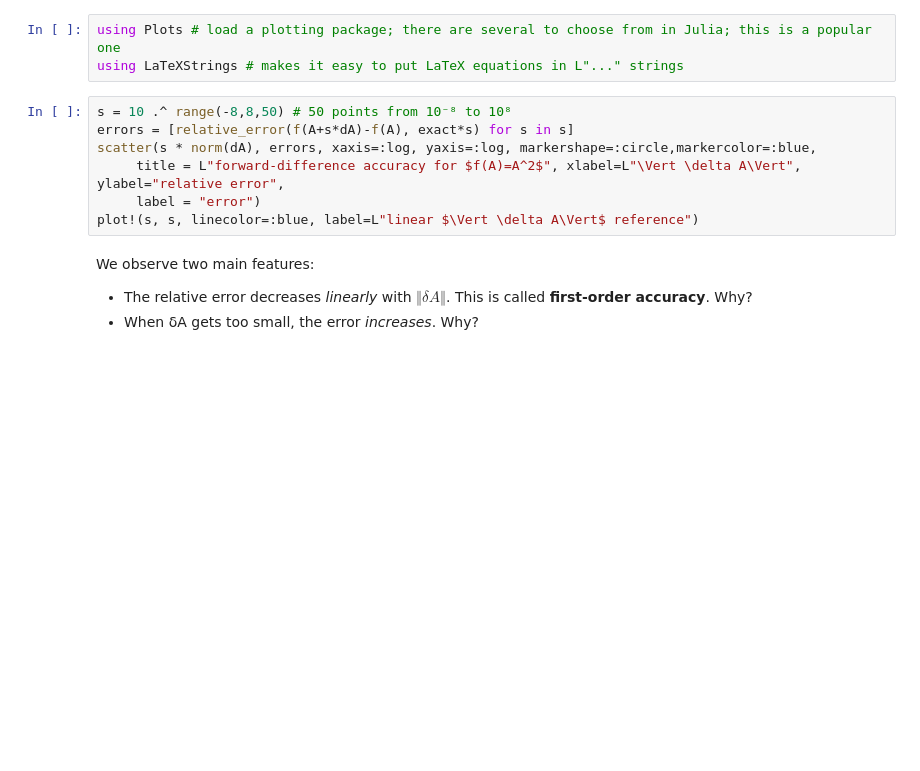
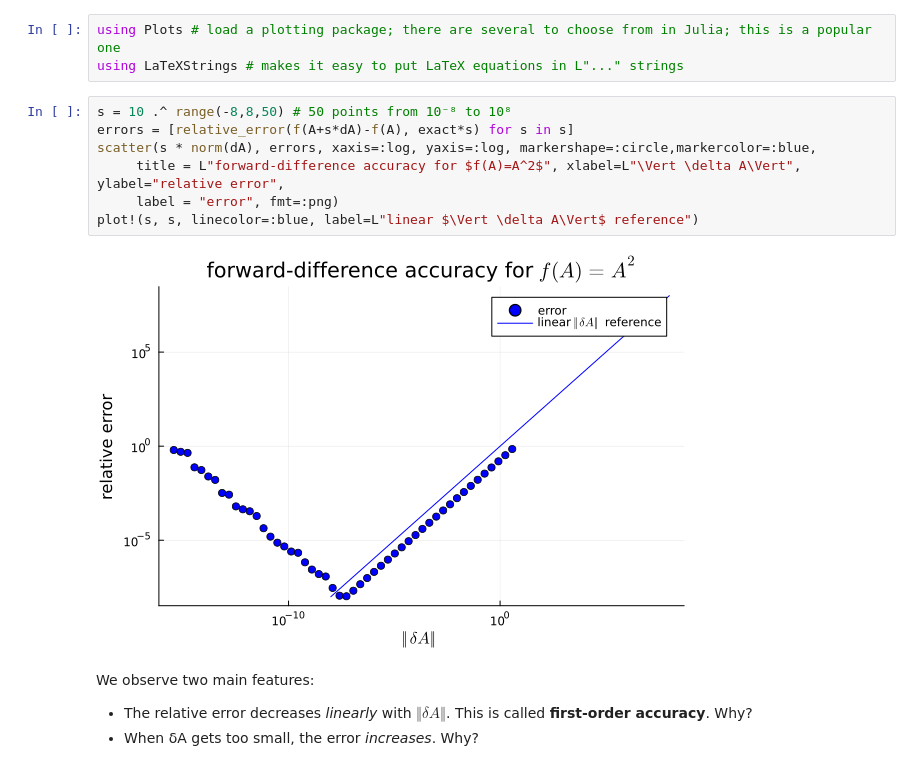
Before and after one commit to mitmath/matrixcalc, a Jupyter notebook: notes/Finite difference checks.ipynb, the cells around one changed output. Drawn from its saved outputs; the diff is of its cells as text; blank space fills up the shorter version.

Commit message:
png images display better?

```diff
--- a/notes/Finite difference checks.ipynb
+++ b/notes/Finite difference checks.ipynb
@@ -201,10 +201,12 @@ using LaTeXStrings # makes it easy to put LaTeX equations in L"..." strings
 # %%
 s = 10 .^ range(-8,8,50) # 50 points from 10⁻⁸ to 10⁸
 errors = [relative_error(f(A+s*dA)-f(A), exact*s) for s in s]
 scatter(s * norm(dA), errors, xaxis=:log, yaxis=:log, markershape=:circle,markercolor=:blue,
      title = L"forward-difference accuracy for $f(A)=A^2$", xlabel=L"\Vert \delta A\Vert", ylabel="relative error",
-     label = "error")
+     label = "error", fmt=:png)
 plot!(s, s, linecolor=:blue, label=L"linear $\Vert \delta A\Vert$ reference")
+# %% [output]
+[figure, added]
 # %% [markdown]
 We observe two main features:
 
```
Also changed, not shown: parts of 16 cells of this notebook.
